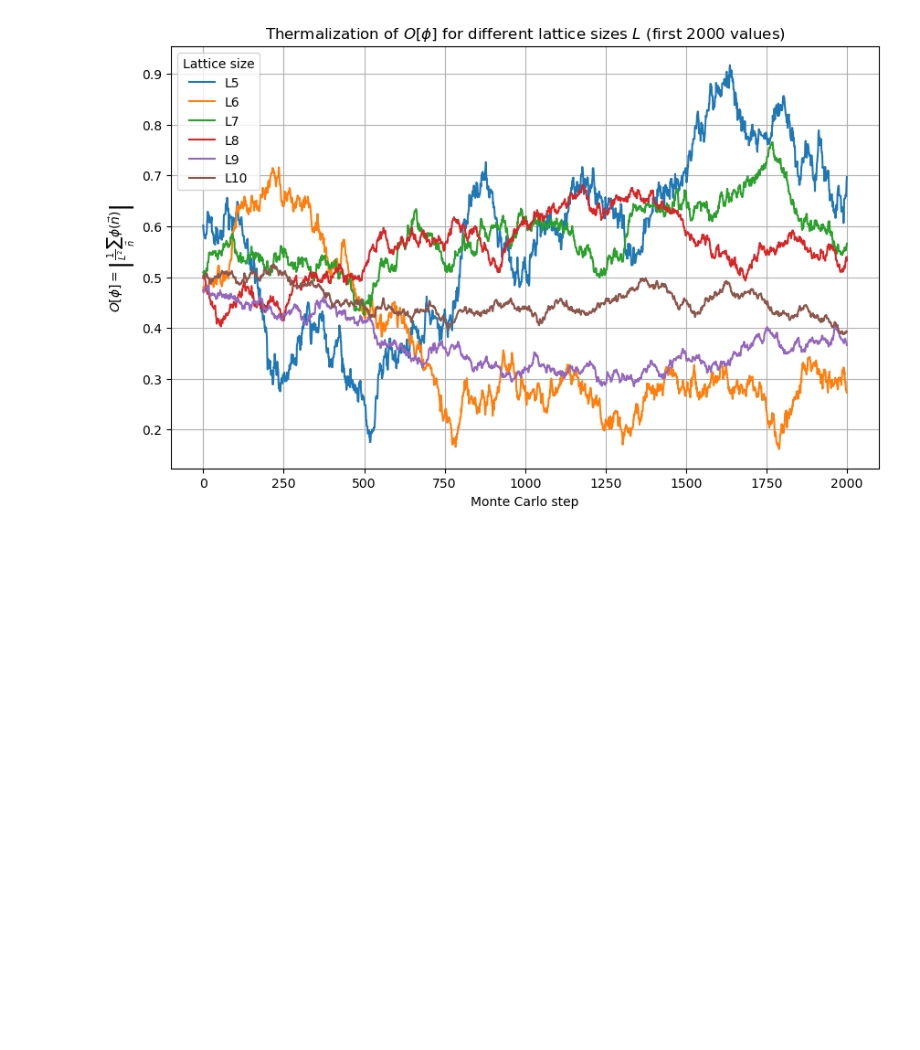
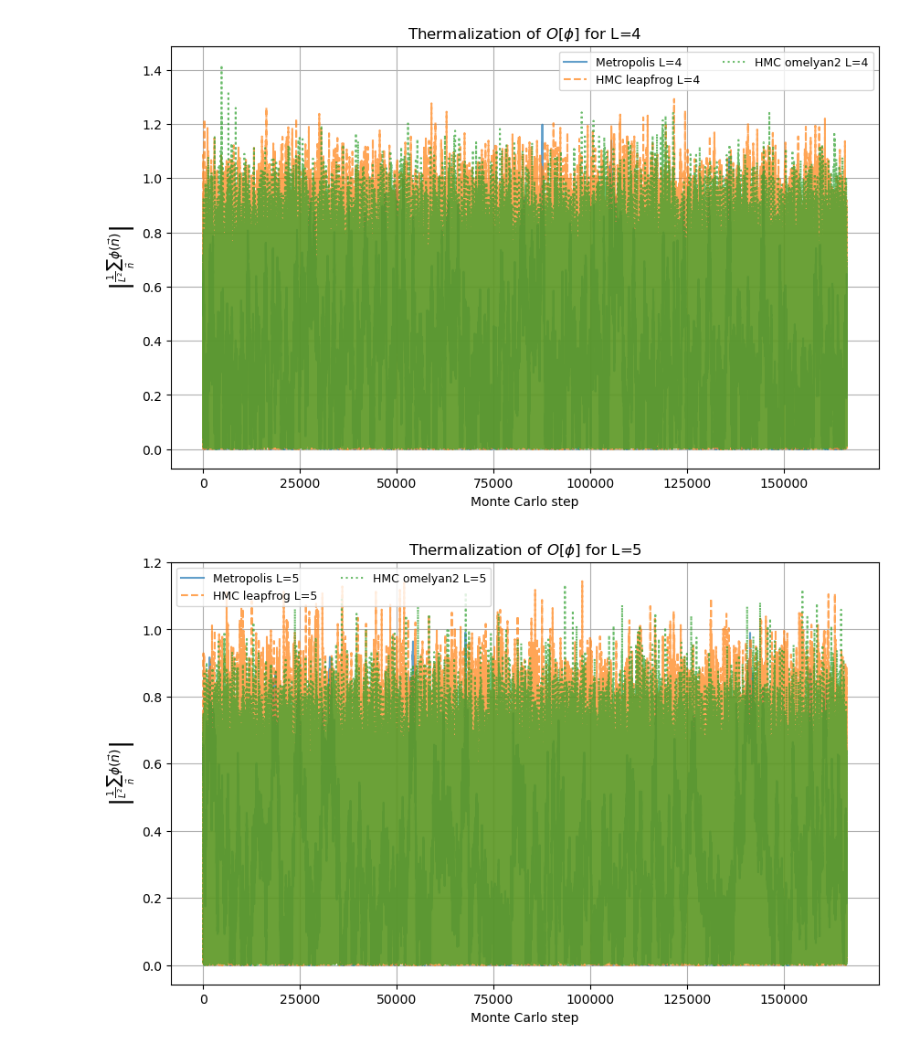
Before and after one commit to FiPf/LFT, a Jupyter notebook: Final Project/code/main.ipynb, the cells around one changed output. Cells and saved outputs as stored; diff of their text form; code cells hidden in the pictures; blank space fills up the shorter version.

```diff
--- a/Final Project/code/main.ipynb
+++ b/Final Project/code/main.ipynb
@@ -6,7 +6,7 @@ import numpy as np
 import matplotlib.pyplot as plt
 from algorithms.metropolis import run_metropolis
 
-L_vals = list(range(5, 11))
+L_vals = list(range(5, 15))
 m2 = -0.5
 lam = 5.0
 rng = np.random.default_rng(seed=42)
@@ -17,7 +17,7 @@ adapted_widths = []
 for L in L_vals:
     phi_field = rng.random(size=(L, L))
     width = 0.1
-    adapted_width = 0.5/L
+    adapted_width = 1.1/L
     adapted_widths.append(adapted_width)
     acceptance = run_metropolis(phi_field, m2, lam, width, 2000, rng)
     const_acceptance = run_metropolis(phi_field, m2, lam, adapted_width, 2000, rng)
@@ -94,19 +187,42 @@ KeyboardInterrupt:
 # %%
 import numpy as np
 import matplotlib.pyplot as plt
 
-data = np.load("observable_measurements_L5_to_L10.npz")
+L_vals = [4, 5, 6, 7, 8, 9, 10, 11]
 
-plt.figure(figsize=(10, 6))
 
-for key in sorted(data.keys(), key=lambda x: int(x[1:])):
-    measurements = data[key]
-    plt.plot(measurements[:2000], label=f"{key}")  #first 2000 values to check for thermalization
-plt.title("Thermalization of $O[\\phi]$ for different lattice sizes $L$ (first 2000 values)")
-plt.xlabel("Monte Carlo step")
-plt.ylabel(r"$O[\phi] = \left| \frac{1}{L^2} \sum_{\vec{n}} \phi(\vec{n}) \right|$")
-plt.legend(title="Lattice size")
-plt.grid(True)
-plt.show()
+for L in L_vals:
+    data = np.load(f"observable_measurements_L{L}_all_algs.npz")
+
+    plt.figure(figsize=(10, 6))
+
+    # Metropolis
+    plt.plot(
+        data[f"Metropolis_L{L}"],
+        label=f"Metropolis L={L}",
+        alpha=0.7,
+    )
+
+    # HMC variants
+    plt.plot(
+        data[f"HMC_leapfrog_L{L}"],
+        linestyle="--",
+        label=f"HMC leapfrog L={L}",
+        alpha=0.7,
+    )
+    plt.plot(
+        data[f"HMC_omelyan2_L{L}"],
+        linestyle=":",
+        label=f"HMC omelyan2 L={L}",
+        alpha=0.7,
+    )
+
+    plt.title(f"Thermalization of $O[\\phi]$ for L={L}")
+    plt.xlabel("Monte Carlo step")
+    plt.ylabel(r"$\left| \frac{1}{L^2} \sum_{\vec n} \phi(\vec n) \right|$")
+    plt.legend(ncol=2, fontsize=9)
+    plt.grid(True)
+    plt.show()
 # %% [output]
-[figure, old version]
+[figure, new version]
+[figure, added]
```
Also changed, not shown: parts of 23 cells of this notebook, 46 other files.
